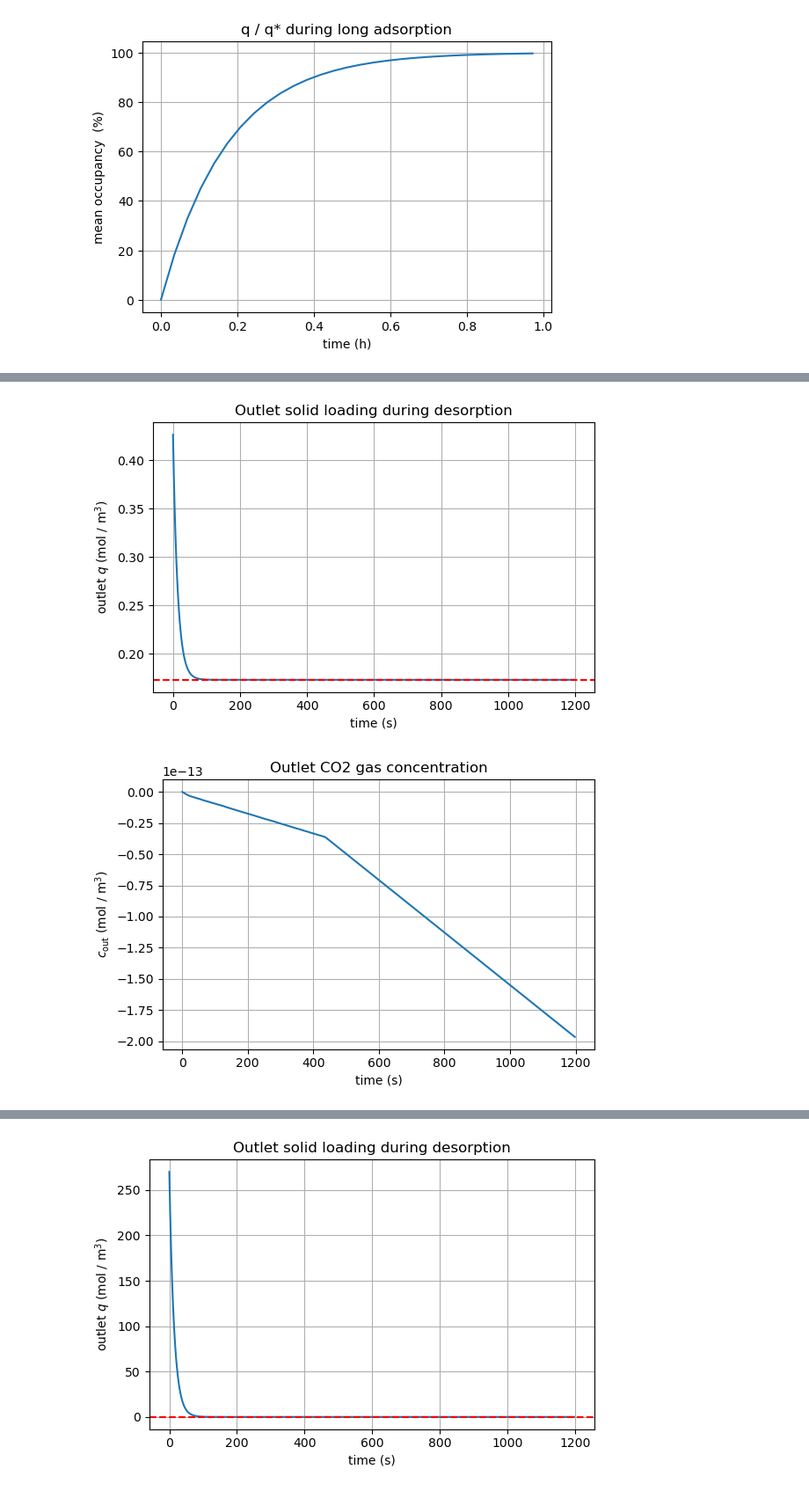
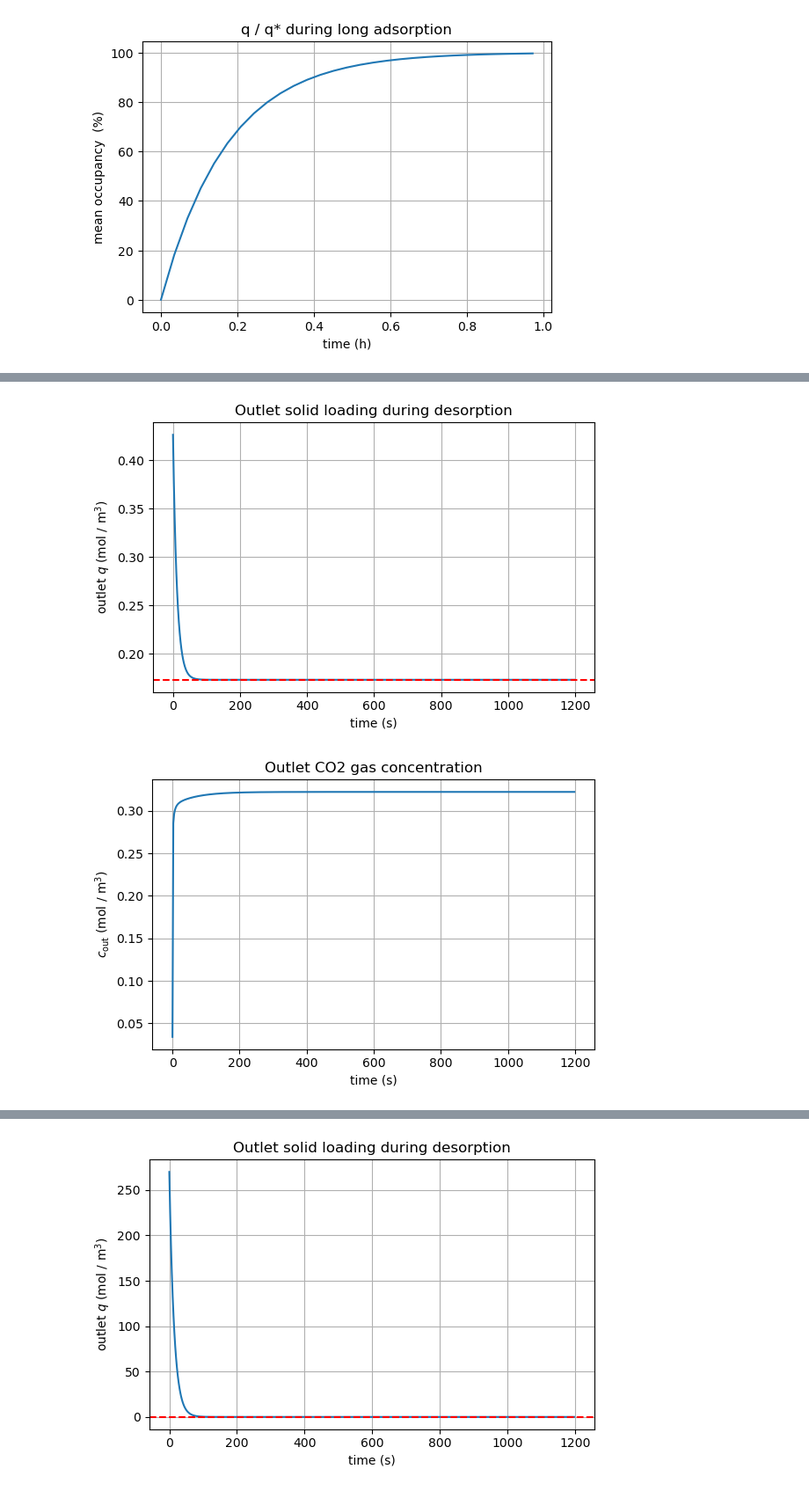
Before and after one commit to jenrpatterson/DAC-Project, a Jupyter notebook: PackedBed.ipynb, the cells around one changed output, grey strips where cells are left out. Shown at 88% size. Saved outputs shown, nothing was run; the diff lists cells and outputs as text; code cells hidden in the pictures.

```diff
--- a/PackedBed.ipynb
+++ b/PackedBed.ipynb
@@ -813,27 +833,37 @@ for step in range(steps_dA):
 # %%
+data_desA = np.load("PB_desorption_long.npz")
+
+q_dA        = data_desA["q"]
+c_dA        = data_desA["c"]
+q_hist_dA   = data_desA["q_hist"]
+c_hist_dA   = data_desA["c_hist"]
+time_hist_dA = data_desA["time_hist"]
+x_dA        = data_desA["x"]
+
+
 time_arrA   = np.array(time_hist_dA)
 q_out_arrA  = np.array([qA[-1] for qA in q_hist_dA]) # outlet cell, mol/m3
 c_out_arrA = np.array([cA[-1] for cA in c_hist_dA])
 
 # outlet solid loading
 plt.figure(figsize=(6,4))
 plt.plot(time_arrA, q_out_arrA)
 plt.axhline(q_star_des, ls="--", c="red", label=r"$q^*$")
 plt.xlabel('time (s)')
 plt.ylabel(r'outlet $q$ (mol / m$^{3}$)')
 plt.title('Outlet solid loading during desorption')
 plt.grid(True); plt.tight_layout()
 
 # CO2 gas concentration at outlet
 plt.figure(figsize=(6,4))
 plt.plot(time_arrA, c_out_arrA)
 plt.xlabel('time (s)')
 plt.ylabel(r'$c_{\mathrm{out}}$ (mol / m$^{3}$)')
 plt.title('Outlet CO2 gas concentration')
 plt.grid(True); plt.tight_layout()
 # %% [output]
 [figure]
-[figure, old version]
+[figure, new version]
 # %%
 # Coupled PDE: Desorption from where adsorption B left off
 
```
Also changed, not shown: parts of 11 cells of this notebook, 2 other files.
